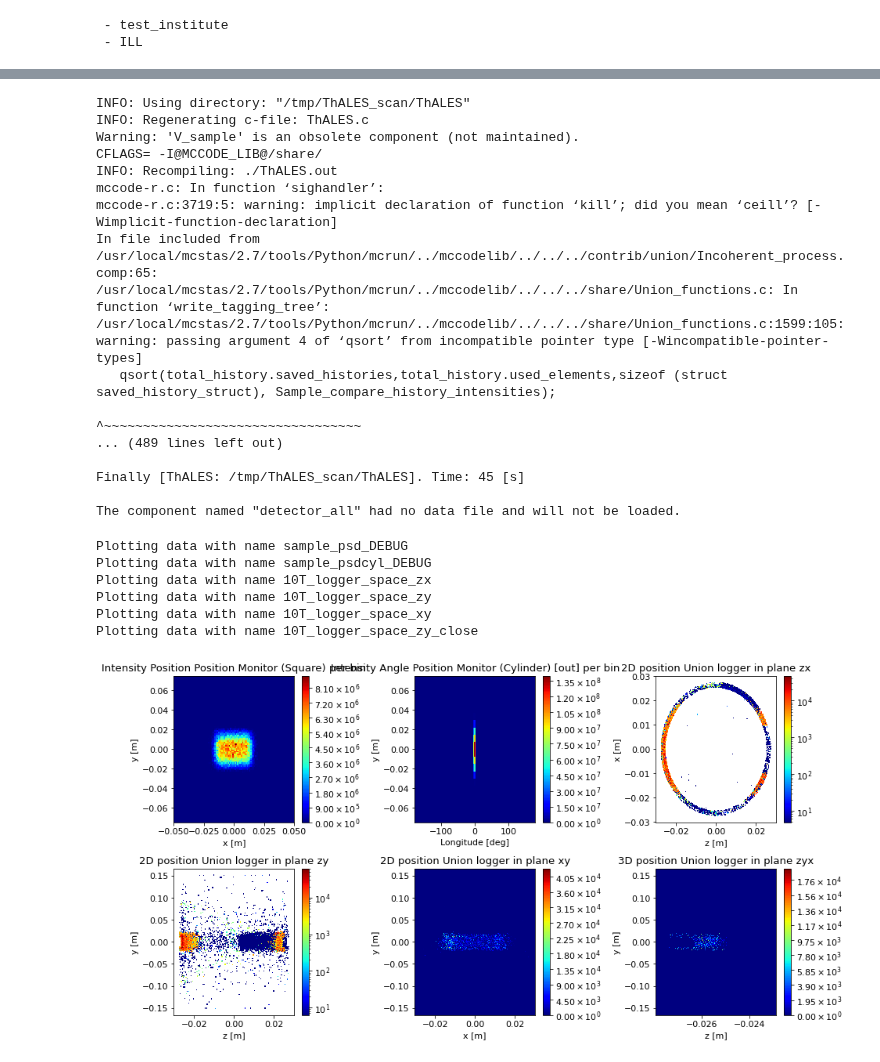
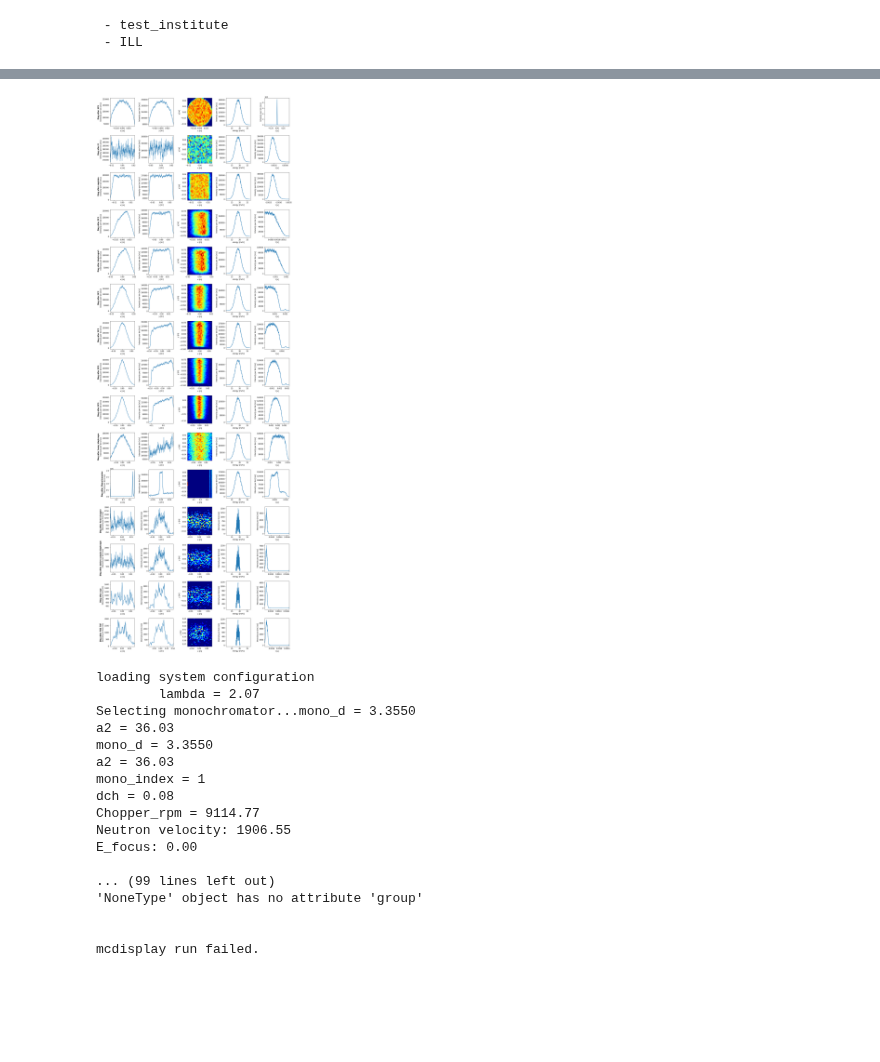
Before and after one commit to PaNOSC-ViNYL/instrument_database, a Jupyter notebook: mysim.ipynb, the cells around one changed output, grey strips where cells are left out. Cells and saved outputs as stored; diff of their text form; code cells hidden in the pictures; blank space fills up the shorter version.

```diff
--- a/mysim.ipynb
+++ b/mysim.ipynb
@@ -124,44 +213,36 @@ import mcstasscript as ms
 # %%
-a6.energy = a2.energy
-a4.value = 60 * ureg.degree
-#myThALES.calculator_base_dir = "/tmp/test/"
-data_empty = myThALES.backengine()
-#myinstrument.run()
+diag.run()
-# %% [output]
-INFO: Using directory: "/tmp/ThALES_scan/ThALES"
-INFO: Regenerating c-file: ThALES.c
-Warning: 'V_sample' is an obsolete component (not maintained).
-CFLAGS= -I@MCCODE_LIB@/share/
-INFO: Recompiling: ./ThALES.out
-mccode-r.c: In function ‘sighandler’:
-mccode-r.c:3719:5: warning: implicit declaration of function ‘kill’; did you mean ‘ceill’? [-Wimplicit-function-declaration]
-In file included from /usr/local/mcstas/2.7/tools/Python/mcrun/../mccodelib/../../../contrib/union/Incoherent_process.comp:65:
-/usr/local/mcstas/2.7/tools/Python/mcrun/../mccodelib/../../../share/Union_functions.c: In function ‘write_tagging_tree’:
-/usr/local/mcstas/2.7/tools/Python/mcrun/../mccodelib/../../../share/Union_functions.c:1599:105: warning: passing argument 4 of ‘qsort’ from incompatible pointer type [-Wincompatible-pointer-types]
-   qsort(total_history.saved_histories,total_history.used_elements,sizeof (struct saved_history_struct), Sample_compare_history_intensities);
-                                                                                                         ^~~~~~~~~~~~~~~~~~~~~~~~~~~~~~~~~~
-... (489 lines left out)
-
-Finally [ThALES: /tmp/ThALES_scan/ThALES]. Time: 45 [s]
-
-The component named "detector_all" had no data file and will not be loaded.
 # %%
-ms.name_plot_options("10T_logger_space_zx", data_empty, log=True, orders_of_mag=4)
-ms.name_plot_options("10T_logger_space_zy", data_empty, log=True, orders_of_mag=4)
+diag.clear_views()
+#diag.add_view("t")
+diag.add_view("x", bins=50, limits=[-0.04,0.04])
+diag.add_view("y", bins=50, same_scale=False, limits=[-0.07,0.07])
+diag.add_view("x","y",bins=[30,30])
+diag.add_view("e", same_scale=True)
+diag.add_view("t",same_scale=False)
 # %%
-#print(data_empty)
-#for d in data_empty:
-#  ms.make_sub_plot(d)
+diag.plot()
+# %% [output]
+[figure, added]
 # %%
-ms.make_sub_plot(data_empty[48:54])
-#ms.make_sub_plot(data_empty[2])
+mycalc.show_instrument()
 # %% [output]
-Plotting data with name sample_psd_DEBUG
-Plotting data with name sample_psdcyl_DEBUG
-Plotting data with name 10T_logger_space_zx
-Plotting data with name 10T_logger_space_zy
-Plotting data with name 10T_logger_space_xy
-Plotting data with name 10T_logger_space_zy_close
+loading system configuration
+        lambda = 2.07
+Selecting monochromator...mono_d = 3.3550
+a2 = 36.03
+mono_d = 3.3550
+a2 = 36.03
+mono_index = 1
+dch = 0.08
+Chopper_rpm = 9114.77
+Neutron velocity: 1906.55
+E_focus: 0.00
+
+... (99 lines left out)
+'NoneType' object has no attribute 'group'
+
+
+mcdisplay run failed.
-[figure, removed]
 # %%
 ms.make_sub_plot(data_empty[55:59])
```
Also changed, not shown: parts of 23 cells of this notebook, 4 other files.
